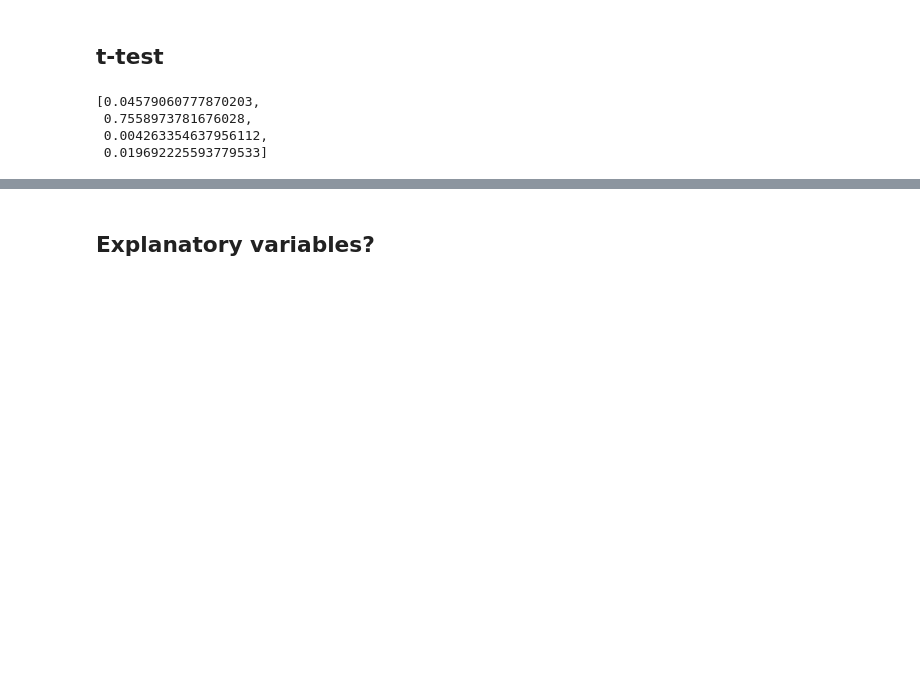
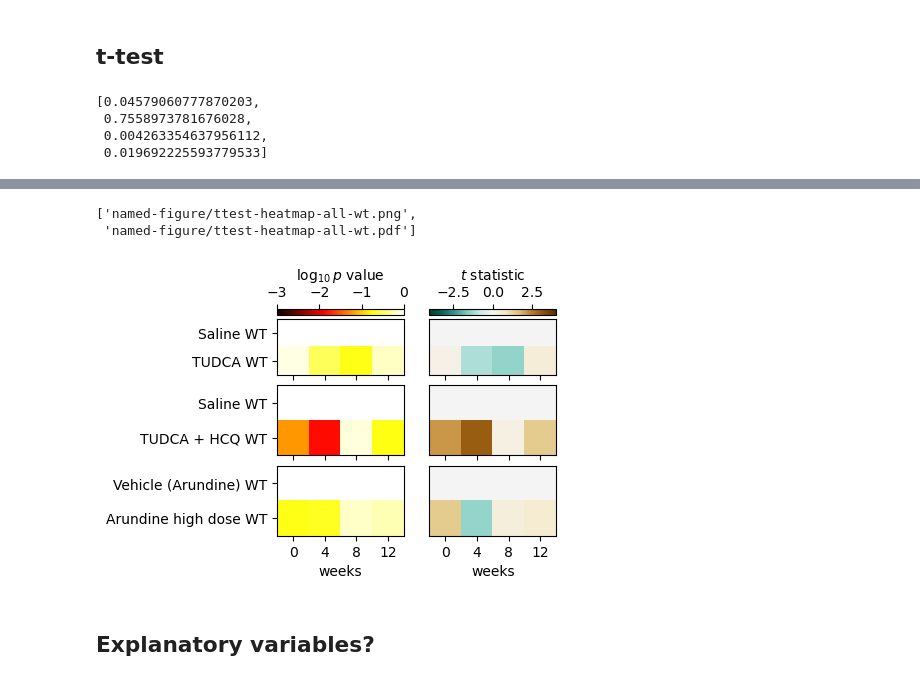
Before and after one commit to attilagk/CTNS-notebook, a Jupyter notebook: 2024-05-20-nfl-modeling/2024-05-20-nfl-modeling.ipynb, the cells around one changed output, grey strips where cells are left out. Drawn from its saved outputs; the diff is of its cells as text; code cells hidden in the pictures; blank space fills up the shorter version.

```diff
--- a/2024-05-20-nfl-modeling/2024-05-20-nfl-modeling.ipynb
+++ b/2024-05-20-nfl-modeling/2024-05-20-nfl-modeling.ipynb
@@ -355,4 +359,12 @@ IndexError: too many indices for array: array is 1-dimensional, but 2 were index
 # %%
-res = ttest_array(dataw_CO28152, tg=False, reftreatment='DMSO WT')
-fig, ax = ttest_heatmap(res)
-attila_utils.savefig(fig, 'ttest-heatmap-CO28152-wt')
+resl = [
+    ttest_array(dataw_CO28152, tg=False, reftreatment='Saline WT').drop('DMSO WT'),
+    ttest_array(dataw_CO28154, tg=False, reftreatment='Saline WT').loc[:'TUDCA + HCQ WT'],
+    ttest_array(dataw_CO28154, tg=False, reftreatment='Vehicle (Arundine) WT').loc['Vehicle (Arundine) WT':],
+]
+fig, ax = ttest_heatmap(resl)
+attila_utils.savefig(fig, 'ttest-heatmap-all-wt')
+# %% [output]
+['named-figure/ttest-heatmap-all-wt.png',
+ 'named-figure/ttest-heatmap-all-wt.pdf']
+[figure, added]
```
Also changed, not shown: parts of 36 cells of this notebook, 1 other file.
